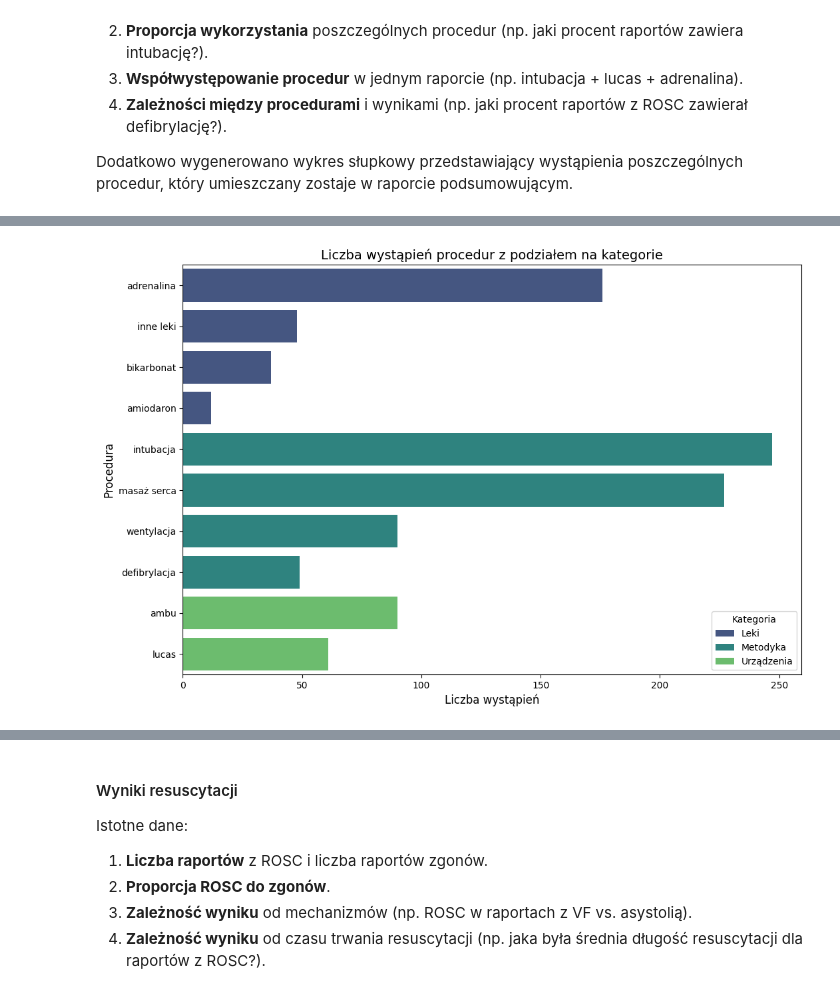
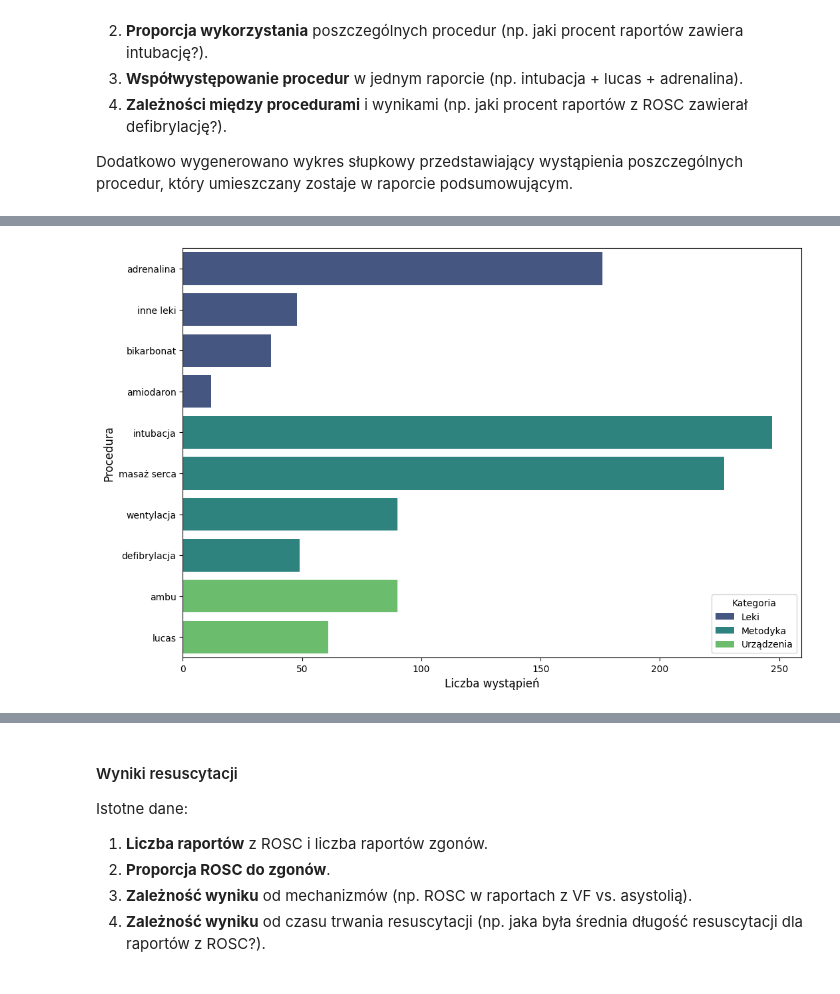
Before and after one commit to juestany/praca_inz, a Jupyter notebook: praca.ipynb, the cells around one changed output, grey strips where cells are left out. Saved outputs shown, nothing was run; the diff lists cells and outputs as text; code cells hidden in the pictures.

Commit message:
procedures fixes

```diff
--- a/praca.ipynb
+++ b/praca.ipynb
@@ -528,93 +527,79 @@ df_processed[["medications", "devices", "methodology"]] = df_processed["procedur
     lambda procs: pd.Series(classify_procedures(procs))
 )
 
-# Liczba wystąpień procedur
-all_procedures = [proc for procs in df_processed["procedures"] for proc in procs]
-procedure_counts = Counter(all_procedures)
+# Zliczanie wystąpień procedur
+procedure_counts = Counter(proc for procs in df_processed["procedures"] for proc in procs)
 
-total_reports = len(df_processed)
-
-# Zliczanie ROSC i zgonów dla każdej procedury
+# Tworzenie danych dla każdej procedury
 procedure_data = []
 for procedure, count in procedure_counts.items():
-    category = None
-    for cat, items in categories.items():
-        if procedure in items:
-            category = cat
-            break
-
+    category = next((cat for cat, items in categories.items() if procedure in items), None)
     subset = df_processed[df_processed["procedures"].apply(lambda procs: procedure in procs)]
     rosc_count = subset["result"].apply(lambda results: "ROSC" in results).sum()
     zgon_count = subset["result"].apply(lambda results: "zgon" in results).sum()
     total = len(subset)
     rosc_percentage = (rosc_count / total) * 100 if total > 0 else 0
     zgon_percentage = (zgon_count / total) * 100 if total > 0 else 0
-
     procedure_data.append({
         "Kategoria": category,
         "Procedura": procedure,
         "Wystąpienia": count,
-        "Proporcja [%]": (count / total_reports) * 100,
-        "ROSC [%]": rosc_percentage,
-        "Zgony [%]": zgon_percentage,
+        "Proporcja [%]": round((count / total_reports) * 100, 2),
+        "ROSC [%]": round(rosc_percentage, 2),
+        "Zgony [%]": round(zgon_percentage, 2),
     })
 
-# Tworzenie df z wynikami
 summary_df = pd.DataFrame(procedure_data).sort_values(
     by=["Kategoria", "Wystąpienia"], ascending=[True, False]
 )
 
-# Kopiujemy dane dla "ambu" i tworzymy wiersz dla "wentylacja" (bo jeśli wykorzystano Ambu, wystąpiła wentylacja)
+# Dodanie "wentylacja" na podstawie "ambu"
 ambu_row = summary_df[(summary_df["Kategoria"] == "Urządzenia") & (summary_df["Procedura"] == "ambu")].iloc[0]
 ventilation_row = ambu_row.copy()
 ventilation_row["Kategoria"] = "Metodyka"
 ventilation_row["Procedura"] = "wentylacja"
+summary_df = pd.concat([summary_df, pd.DataFrame([ventilation_row])], ignore_index=True)
 
-summary_df = pd.concat([summary_df, pd.DataFrame([ventilation_row])], ignore_index=True)
-summary_df = summary_df.sort_values(by=["Kategoria", "Wystąpienia"], ascending=[True, False]).reset_index(drop=True)
+# Sortowanie danych przed generowaniem wykresu
+summary_df["Kategoria"] = pd.Categorical(
+    summary_df["Kategoria"],
+    categories=["Leki", "Metodyka", "Urządzenia"],
+    ordered=True
+)
+summary_df = summary_df.sort_values(by=["Kategoria", "Wystąpienia"], ascending=[True, False])
 
-# 3. Współwystępowanie w kategorii "metody"
+# Zliczanie współwystąpień w kategorii "metody"
 methodology_cooccurrences = Counter()
 for meths in df_processed["methodology"]:
     if isinstance(meths, list):
         methodology_cooccurrences.update(combinations(sorted(meths), 2))
 
-methodology_cooccurrences_df = pd.DataFrame.from_dict(
-    methodology_cooccurrences, orient="index", columns=["count"]
-)
-methodology_cooccurrences_df.reset_index(inplace=True)
-methodology_cooccurrences_df.rename(columns={"index": "współwystępowanie"}, inplace=True)
+# Przygotowanie danych dla top 3 współwystąpień
+top_3_methodology_cooccurrences = []
+for pair, count in methodology_cooccurrences.most_common(3):
+    subset = df_processed[df_processed["methodology"].apply(
+        lambda meths: set(pair).issubset(meths) if isinstance(meths, list) else False
+    )]
+    rosc_count = subset["result"].apply(lambda results: "ROSC" in results).sum()
+    zgon_count = subset["result"].apply(lambda results: "zgon" in results).sum()
+    total = len(subset)
+    rosc_percentage = (rosc_count / total) * 100 if total > 0 else 0
+    zgon_percentage = (zgon_count / total) * 100 if total > 0 else 0
+    proportion = (count / total_reports) * 100 if total_reports > 0 else 0
+    top_3_methodology_cooccurrences.append({
+        "cooccurrence": " + ".join(pair),
+        "count": count,
+        "Proporcja [%]": round(proportion, 2),
+        "ROSC [%]": float(round(rosc_percentage, 2)),
+        "Zgony [%]": float(round(zgon_percentage, 2)),
+    })
 
-top_3_methodology_cooccurrences_df = methodology_cooccurrences_df.sort_values(
-    by="count", ascending=False
-).head(3)
+top_3_methodology_cooccurrences_df = pd.DataFrame(top_3_methodology_cooccurrences)
 
-# Tworzenie słownika dla procedur
-procedures = [
-    {
-        "category": row["Kategoria"],
-        "name": row["Procedura"],
-        "count": row["Wystąpienia"],
-        "proportion": round(row["Proporcja [%]"], 2),
-        "rosc": round(row["ROSC [%]"], 2),
-        "zgon": round(row["Zgony [%]"], 2),
-    }
-    for _, row in summary_df.iterrows()
-]
-
-# Tworzenie słownika dla współwystępowania
-top_3_cooccurrences = [
-    {
-        "cooccurrence": row["współwystępowanie"],
-        "count": row["count"],
-    }
-    for _, row in top_3_methodology_cooccurrences_df.iterrows()
-]
-
-# Słownik wyników do dokumentu podsumowującego
+# Słownik wyników
 results_procedures = {
-    "procedures": procedures,
-    "top_3_cooccurrences": top_3_cooccurrences,
+    "procedures": summary_df.to_dict(orient="records"),
+    "top_3_cooccurrences": top_3_methodology_cooccurrences,
 }
 
 # Wyniki
@@ -636,7 +621,6 @@ sns.barplot(
 # Dodanie szczegółów do wykresu
 plt.xlabel("Liczba wystąpień", fontsize=12)
 plt.ylabel("Procedura", fontsize=12)
-plt.title("Liczba wystąpień procedur z podziałem na kategorie", fontsize=14)
 plt.legend(title="Kategoria", fontsize=10, loc="lower right")
 
 # Zapisanie wykresu
@@ -668 +652 @@ Trzy najczęstsze współwystępowania metod RKO:
-[figure, old version]
+[figure, new version]
```
Also changed, not shown: parts of 4 cells of this notebook, 1 other file.
